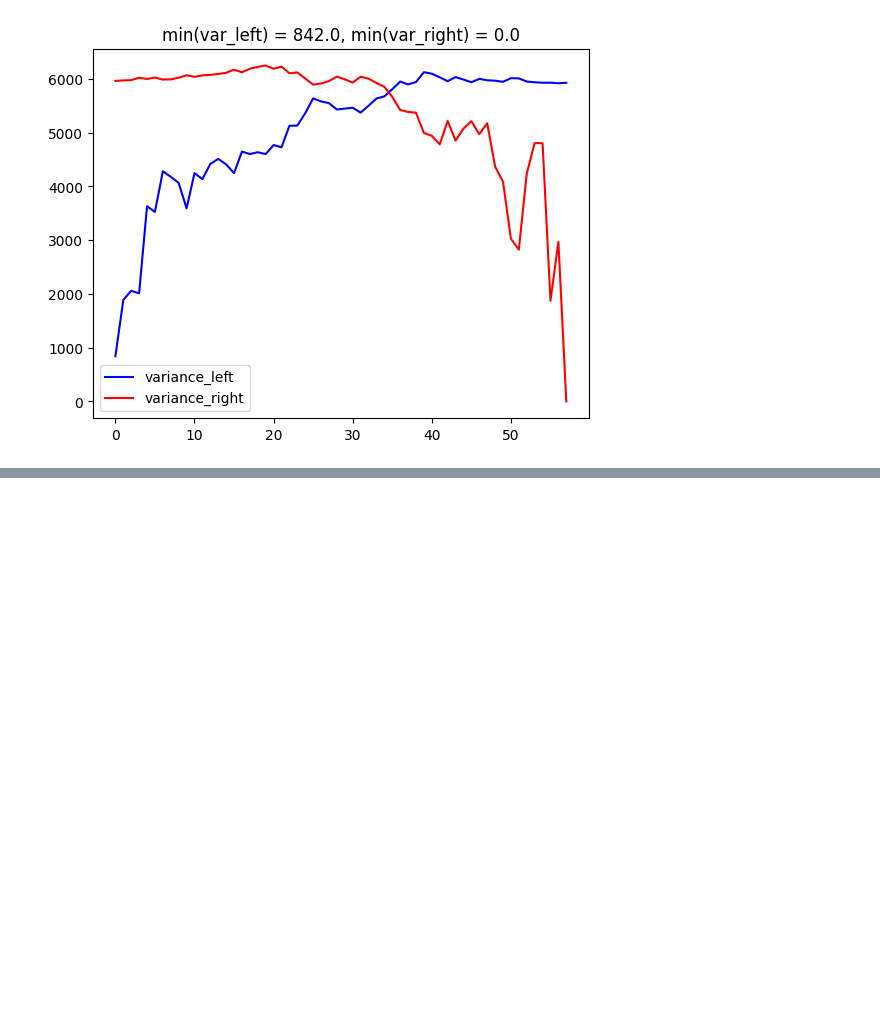
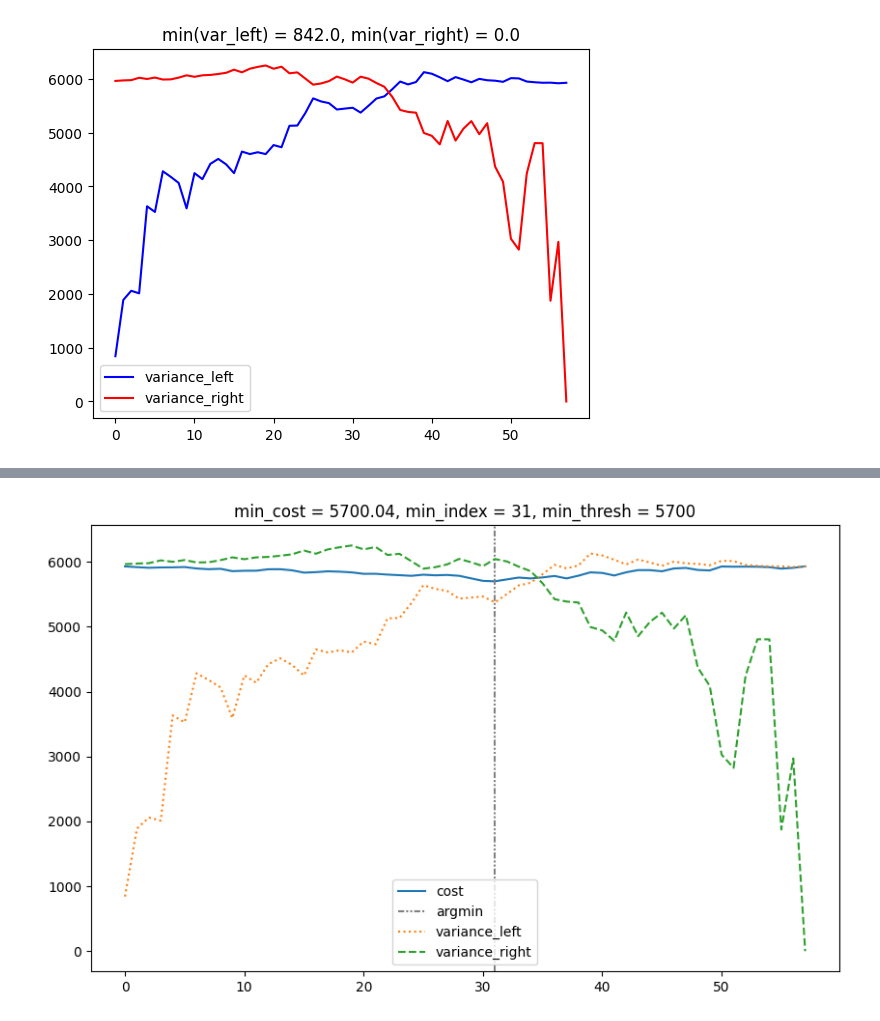
Before and after one commit to jumzzz/prob-ml, a Jupyter notebook: ch18/decision_trees/implementation/01-impl-split-sampler.ipynb, the cells around one changed output, grey strips where cells are left out. Drawn from its saved outputs; the diff is of its cells as text; code cells hidden in the pictures; blank space fills up the shorter version.

Commit message:
cost calculation

```diff
--- a/ch18/decision_trees/implementation/01-impl-split-sampler.ipynb
+++ b/ch18/decision_trees/implementation/01-impl-split-sampler.ipynb
@@ -160,2 +148,27 @@ X.shape
+# %%
+### This is what we want to minimize
+thresh_cost = ratio_left * var_left + ratio_right * var_right
+min_index = np.argmin(thresh_cost)
+
+min_cost = np.min(thresh_cost)
+min_cost = float(min_cost)
+min_cost = round(min_cost, 2)
+
+min_thresh = thresh.reshape(-1)[min_index]
+min_thresh = float(min_thresh)
+min_thresh = round(min_cost)
+
+
+plt_figsize = (10,6)
+plt.figure(figsize=plt_figsize)
+plt.plot(np.arange(thresh_cost.shape[0]), thresh_cost, label='cost')
+plt.axvline(min_index, color='gray', label='argmin', linestyle=(0, (3, 1, 1, 1, 1, 1)))
+plt.plot(np.arange(var_left.shape[0]), var_left, label='variance_left', linestyle='dotted')
+plt.plot(np.arange(var_right.shape[0]), var_right, label='variance_right', linestyle='dashed')
+plt.legend()
+plt.title(f'min_cost = {min_cost}, min_index = {min_index}, min_thresh = {min_thresh}')
+plt.show()
+# %% [output]
+[figure, added]
 # %%
 # Create a function that returns left and right indicators
```
Also changed, not shown: parts of 6 cells of this notebook.
